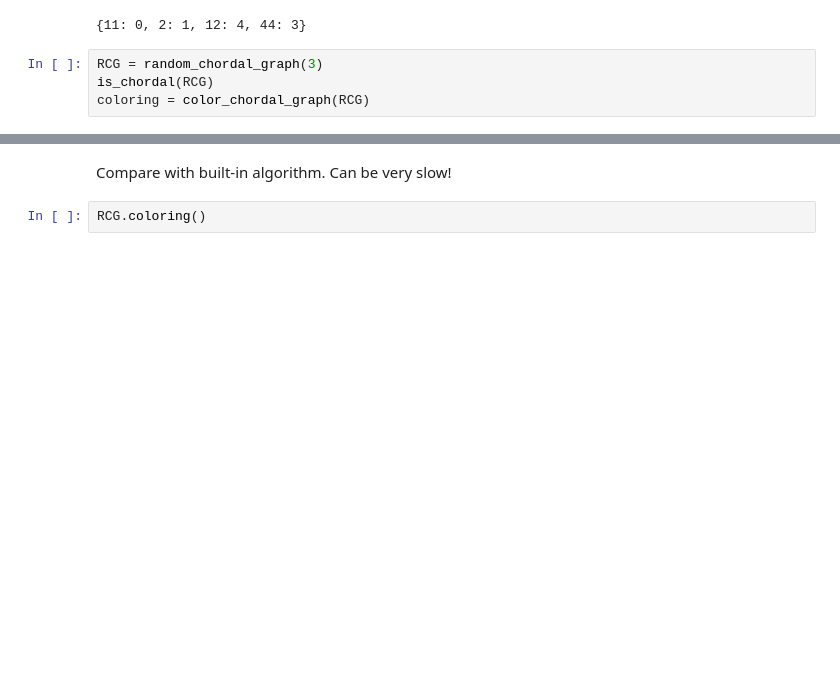
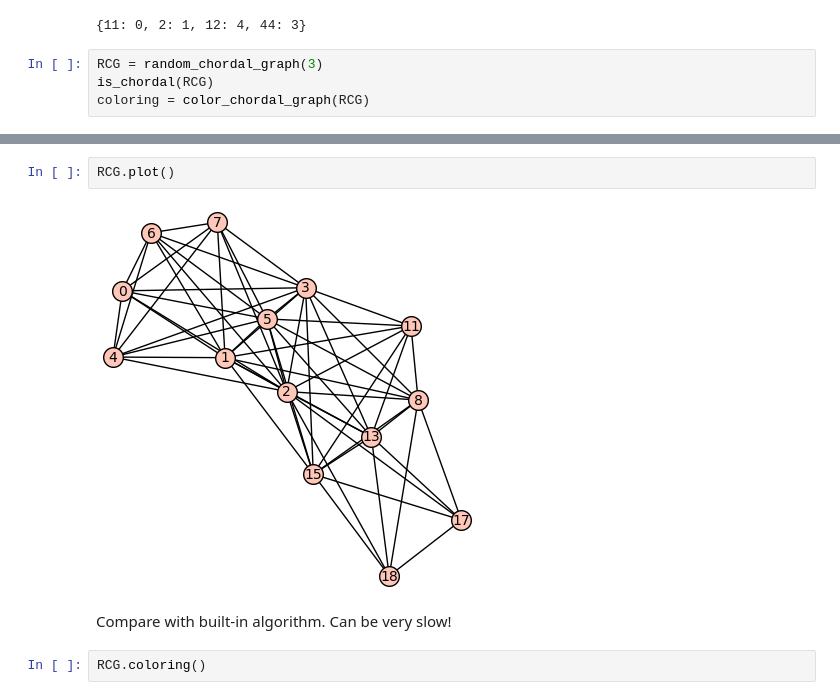
Before and after one commit to RootRooster/discrete-math-labs, a Jupyter notebook: pubilc/Lab_12_2025.ipynb, the cells around one changed output, grey strips where cells are left out. Saved outputs shown, nothing was run; the diff lists cells and outputs as text; blank space fills up the shorter version.

```diff
--- a/pubilc/Lab_12_2025.ipynb
+++ b/pubilc/Lab_12_2025.ipynb
@@ -170,3 +277,7 @@ set(coloring.values())
+# %%
+RCG.plot()
+# %% [output]
+[figure, added]
 # %% [markdown]
 Compare with built-in algorithm. Can be very slow!
 # %%
```
Also changed, not shown: parts of 8 cells of this notebook.
